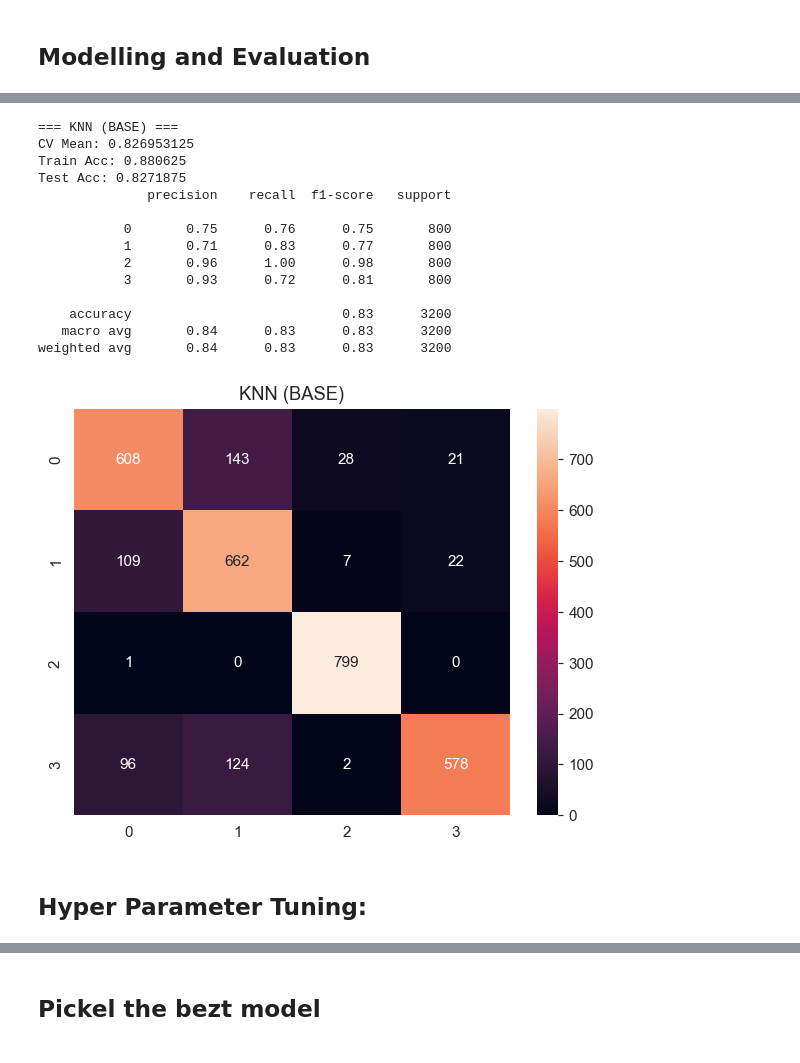
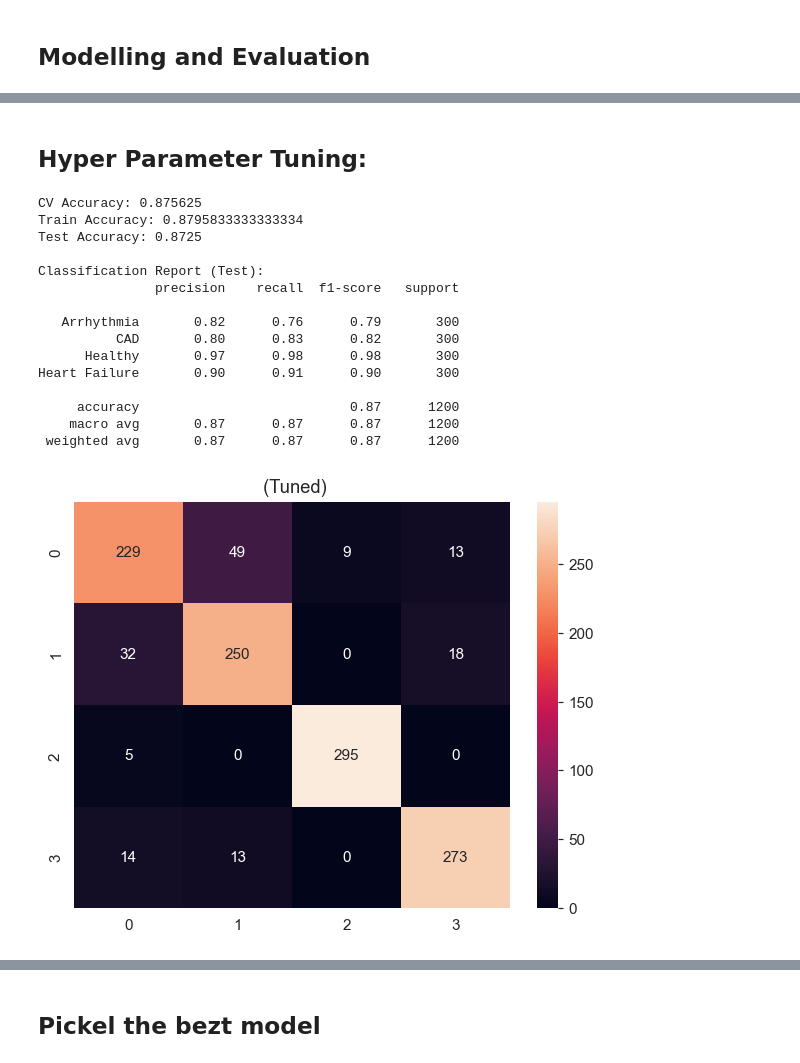
Before and after one commit to AkhilAlpha/MH1, a Jupyter notebook: MH1_Phase_2.ipynb, the cells around one changed output, grey strips where cells are left out. Cells and saved outputs as stored; diff of their text form; code cells hidden in the pictures.

```diff
--- a/MH1_Phase_2.ipynb
+++ b/MH1_Phase_2.ipynb
@@ -604,55 +516,52 @@ weighted avg       0.82      0.82      0.82      3200
-# %%
-knn_base = KNeighborsClassifier()
-
-knn_cv = cross_val_score(knn_base, X_train_scaled, y_train, cv=cv)
-
-knn_base.fit(X_train_scaled, y_train)
-
-train_pred = knn_base.predict(X_train_scaled)
-test_pred  = knn_base.predict(X_test_scaled)
-
-print("\n=== KNN (BASE) ===")
-print("CV Mean:", knn_cv.mean())
-print("Train Acc:", accuracy_score(y_train, train_pred))
-print("Test Acc:", accuracy_score(y_test, test_pred))
-
-print(classification_report(y_test, test_pred))
-
-sns.heatmap(confusion_matrix(y_test, test_pred), annot=True, fmt='d')
-plt.title("KNN (BASE)")
-plt.show()
-# %% [output]
-=== KNN (BASE) ===
-CV Mean: 0.826953125
-Train Acc: 0.880625
-Test Acc: 0.8271875
-              precision    recall  f1-score   support
-
-           0       0.75      0.76      0.75       800
-           1       0.71      0.83      0.77       800
-           2       0.96      1.00      0.98       800
-           3       0.93      0.72      0.81       800
-
-    accuracy                           0.83      3200
-   macro avg       0.84      0.83      0.83      3200
-weighted avg       0.84      0.83      0.83      3200
-[figure, removed]
 # %% [markdown]
 ## Hyper Parameter Tuning:
 # %%
-from sklearn.model_selection import RandomizedSearchCV
-
 log_params = {"C": [0.01, 0.1, 1, 10]}
 
 log_search = RandomizedSearchCV(
     LogisticRegression(max_iter=1000, random_state=42),
     log_params,
     n_iter=4,
     cv=cv,
     scoring="accuracy",
     random_state=42
 )
 
 log_search.fit(X_train_scaled, y_train)
 best_log = log_search.best_estimator_
+# predictions
+train_pred = best_log.predict(X_train_scaled)
+test_pred = best_log.predict(X_test_scaled)
+
+print("CV Accuracy:", log_search.best_score_)
+print("Train Accuracy:", accuracy_score(y_train, train_pred))
+print("Test Accuracy:", accuracy_score(y_test, test_pred))
+
+print("\nClassification Report (Test):")
+print(classification_report(y_test, test_pred,target_names=le.classes_))
+sns.heatmap(
+    confusion_matrix(y_test, test_pred),
+    annot=True,
+    fmt='d'
+)
+
+plt.title(" (Tuned)")
+plt.show()
+# %% [output]
+CV Accuracy: 0.875625
+Train Accuracy: 0.8795833333333334
+Test Accuracy: 0.8725
+
+Classification Report (Test):
+               precision    recall  f1-score   support
+
+   Arrhythmia       0.82      0.76      0.79       300
+          CAD       0.80      0.83      0.82       300
+      Healthy       0.97      0.98      0.98       300
+Heart Failure       0.90      0.91      0.90       300
+
+     accuracy                           0.87      1200
+    macro avg       0.87      0.87      0.87      1200
+ weighted avg       0.87      0.87      0.87      1200
+[figure, added]
 # %%
```
Also changed, not shown: parts of 28 cells of this notebook, 6 other files.
